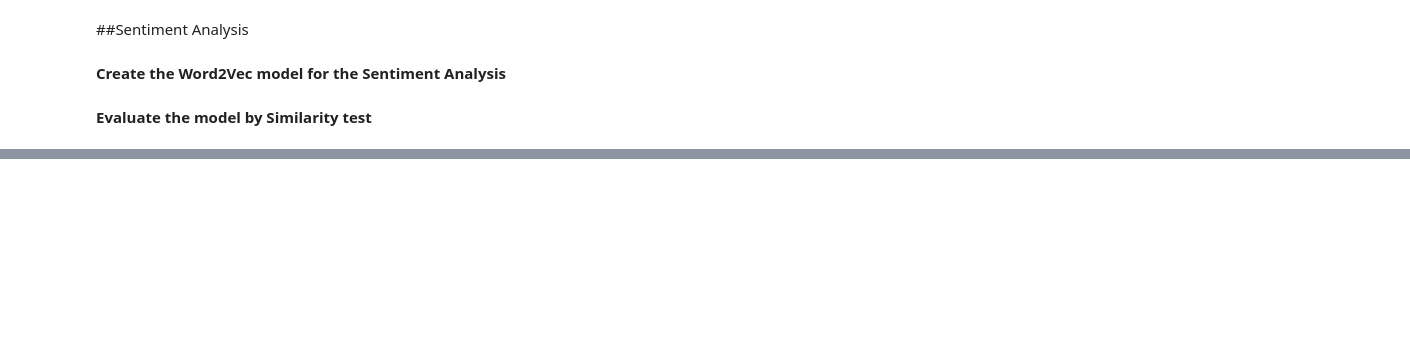
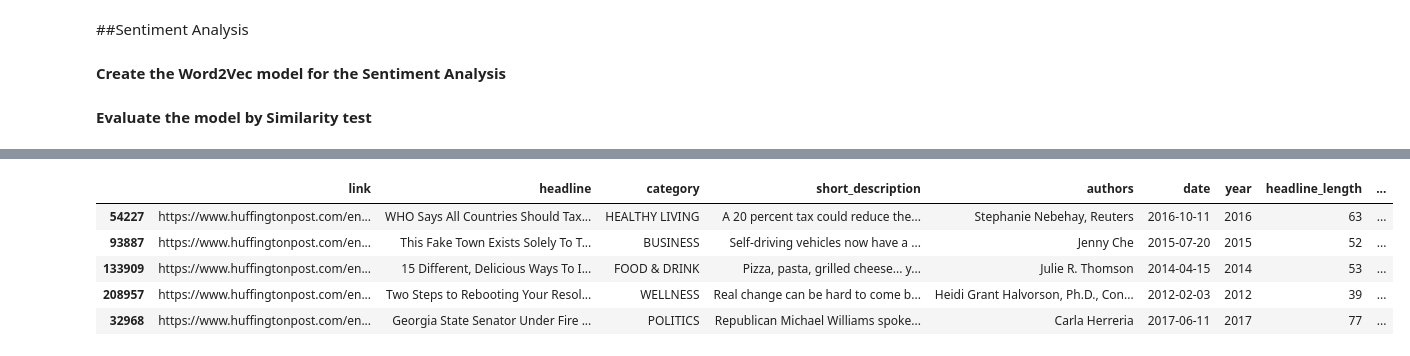
Before and after one commit to kevin-r-murphy/ba820, a Jupyter notebook: BA820.ipynb, the cells around one changed output, grey strips where cells are left out. Cells and saved outputs as stored; diff of their text form; code cells hidden in the pictures; blank space fills up the shorter version.

```diff
--- a/BA820.ipynb
+++ b/BA820.ipynb
@@ -1444,0 +1533,10 @@ sentimen_word2vec.n_similarity(test_sentence, ideal_neg)
+# %%
+# Show the final data
+df.head()
+# %% [output]
+|  | link | headline | category | short_description | authors | date | year | headline_length | ... |
+| 54227 | https://www.huffingtonpost.com/en... | WHO Says All Countries Should Tax... | HEALTHY LIVING | A 20 percent tax could reduce the... | Stephanie Nebehay, Reuters | 2016-10-11 | 2016 | 63 | ... |
+| 93887 | https://www.huffingtonpost.com/en... | This Fake Town Exists Solely To T... | BUSINESS | Self-driving vehicles now have a ... | Jenny Che | 2015-07-20 | 2015 | 52 | ... |
+| 133909 | https://www.huffingtonpost.com/en... | 15 Different, Delicious Ways To I... | FOOD & DRINK | Pizza, pasta, grilled cheese... y... | Julie R. Thomson | 2014-04-15 | 2014 | 53 | ... |
+| 208957 | https://www.huffingtonpost.com/en... | Two Steps to Rebooting Your Resol... | WELLNESS | Real change can be hard to come b... | Heidi Grant Halvorson, Ph.D., Con... | 2012-02-03 | 2012 | 39 | ... |
+| 32968 | https://www.huffingtonpost.com/en... | Georgia State Senator Under Fire ... | POLITICS | Republican Michael Williams spoke... | Carla Herreria | 2017-06-11 | 2017 | 77 | ... |
```
Also changed, not shown: parts of 25 cells of this notebook.
